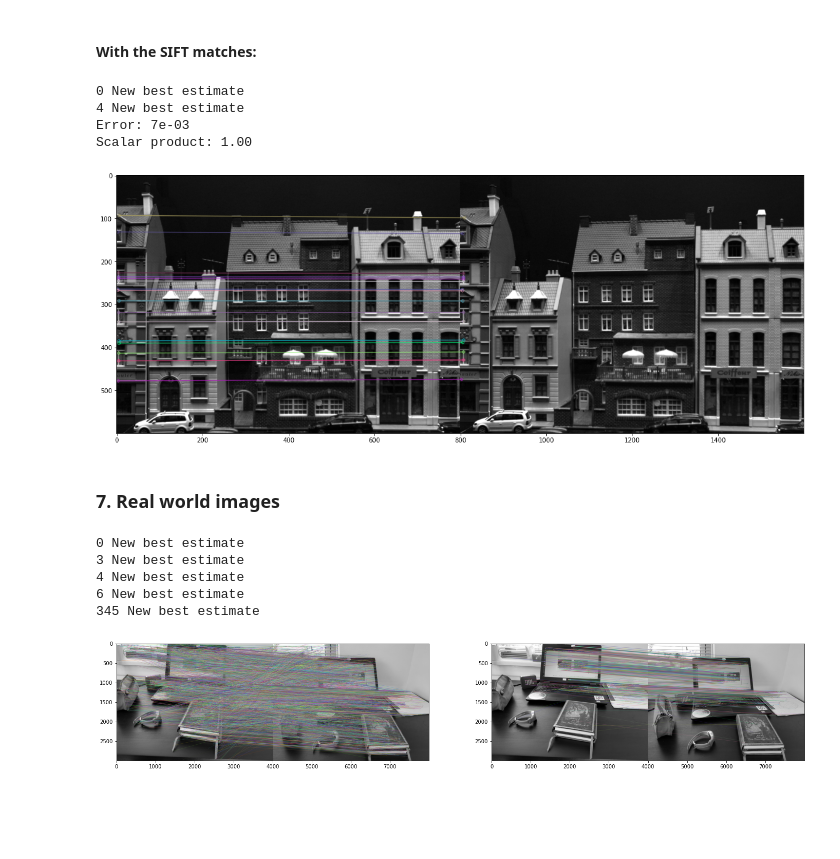
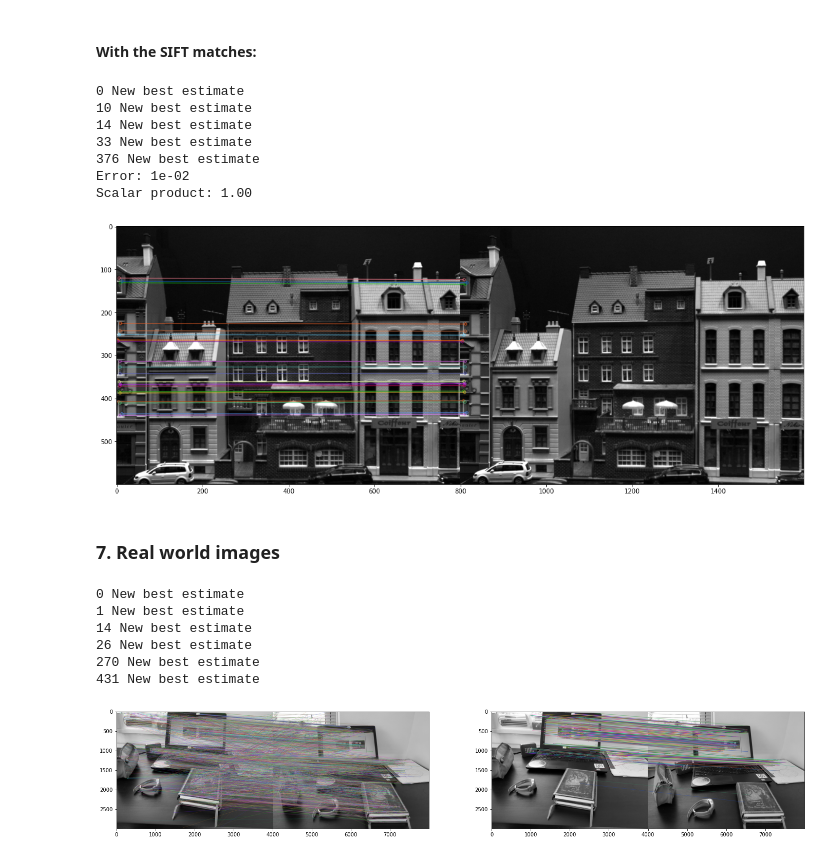
Before and after one commit to JulietteVl/ComputerVision, a Jupyter notebook: week09.ipynb, the cells around one changed output. Drawn from its saved outputs; the diff is of its cells as text; code cells hidden in the pictures; blank space fills up the shorter version.

```diff
--- a/week09.ipynb
+++ b/week09.ipynb
@@ -171,13 +171,7 @@ def homogeneous(p):
     return np.vstack((p, np.ones(n)))
 
 def SIFT_features(im1, im2):
-    sift = cv2.SIFT_create(
-#         nfeatures=1000,
-        nOctaveLayers = 5,
-        contrastThreshold = 0.04, #Filter out weak features in semi-uniform regions. The larger the threshold, the less features are produced by the detector.
-        edgeThreshold = 10000, # Filter out edge-like features. The larger this Threshold, the less features are filtered out.
-        sigma = 1.6
-    )
+    sift = cv2.SIFT_create()
     keypoint1, descriptor1 = sift.detectAndCompute(im1, None)
     keypoint2, descriptor2 = sift.detectAndCompute(im2, None)
     bf = cv2.BFMatcher(crossCheck=True)
@@ -331,8 +326,11 @@ print("Error: {:.0e}".format(np.linalg.norm(Fest - F_true)))
 print("Scalar product: {:.2f}".format((Fest * F_true).sum() / (np.linalg.norm(Fest) * np.linalg.norm(F_true))))
 # %% [output]
 0 New best estimate
-4 New best estimate
-Error: 7e-03
+10 New best estimate
+14 New best estimate
+33 New best estimate
+376 New best estimate
+Error: 1e-02
 Scalar product: 1.00
 # %%
 inlier = fundamental_inlier(qm1, qm2, Fest, threshold)
@@ -346,7 +344,7 @@ im3 = cv2.drawMatches(
 plt.figure(figsize = (20,20))
 plt.imshow(im3);
 # %% [output]
-[figure, old version]
+[figure, new version]
 # %% [markdown]
 ### 7. Real world images
 # %%
@@ -361,29 +359,31 @@ threshold = 3.84 * 3 ** 2
 Fest = F_RANSAC(qm1, qm2, threshold)
 # %% [output]
 0 New best estimate
-3 New best estimate
-4 New best estimate
-6 New best estimate
-345 New best estimate
+1 New best estimate
+14 New best estimate
+26 New best estimate
+270 New best estimate
+431 New best estimate
 # %%
 inlier = np.array(
     [SampsonsDistance(Fest, qm1[:, i], qm2[:, i]) < threshold for i in range(qm1.shape[1])]
 )
 
 im3 = cv2.drawMatches(
     imr1, kp1,
     imr2, kp2,
     matches,
     None, flags=cv2.DrawMatchesFlags_NOT_DRAW_SINGLE_POINTS,
 )
 im4 = cv2.drawMatches(
     imr1, kp1,
     imr2, kp2,
     np.array(matches)[inlier],
     None, flags=cv2.DrawMatchesFlags_NOT_DRAW_SINGLE_POINTS,
+    matchesThickness=2
 )
 fig, ax = plt.subplots(1, 2, figsize = (24,12))
 ax[0].imshow(im3);
 ax[1].imshow(im4);
 # %% [output]
-[figure, old version]
+[figure, new version]
```
Also changed, not shown: parts of 2 cells of this notebook, 2 other files.
